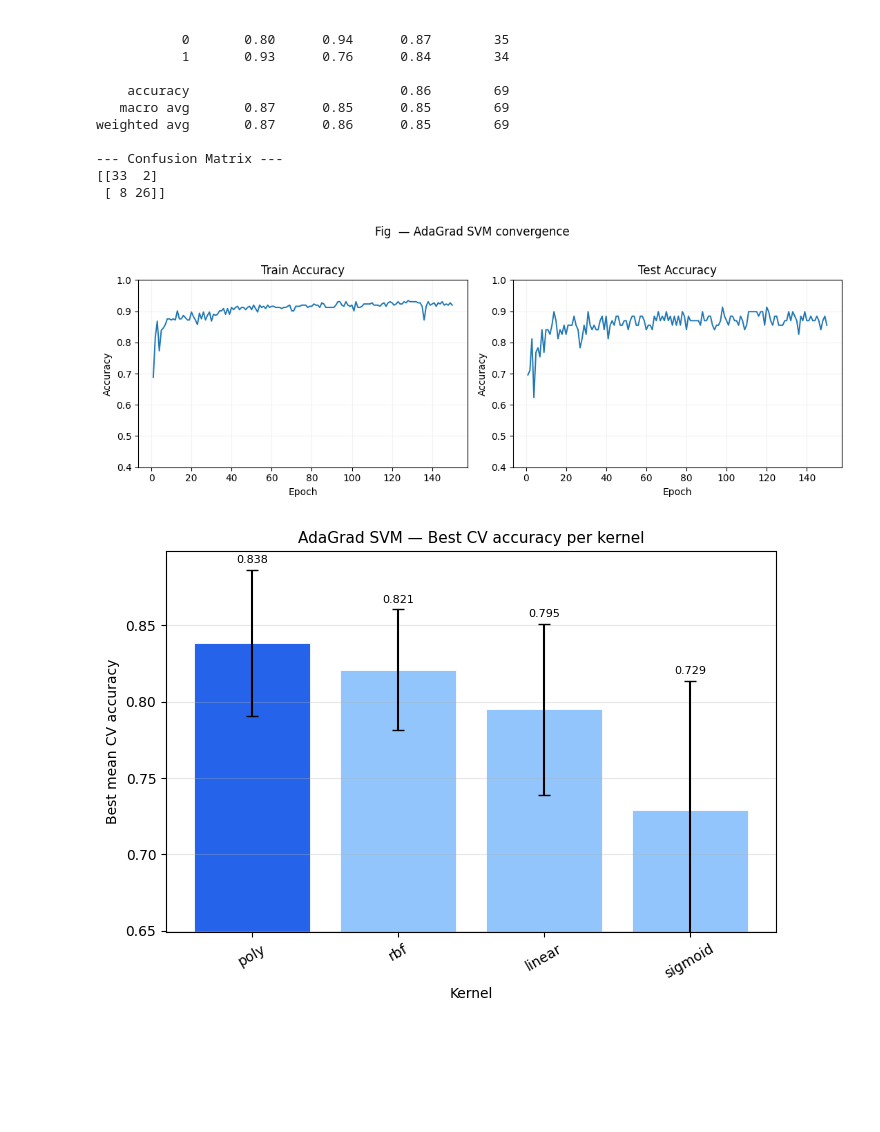
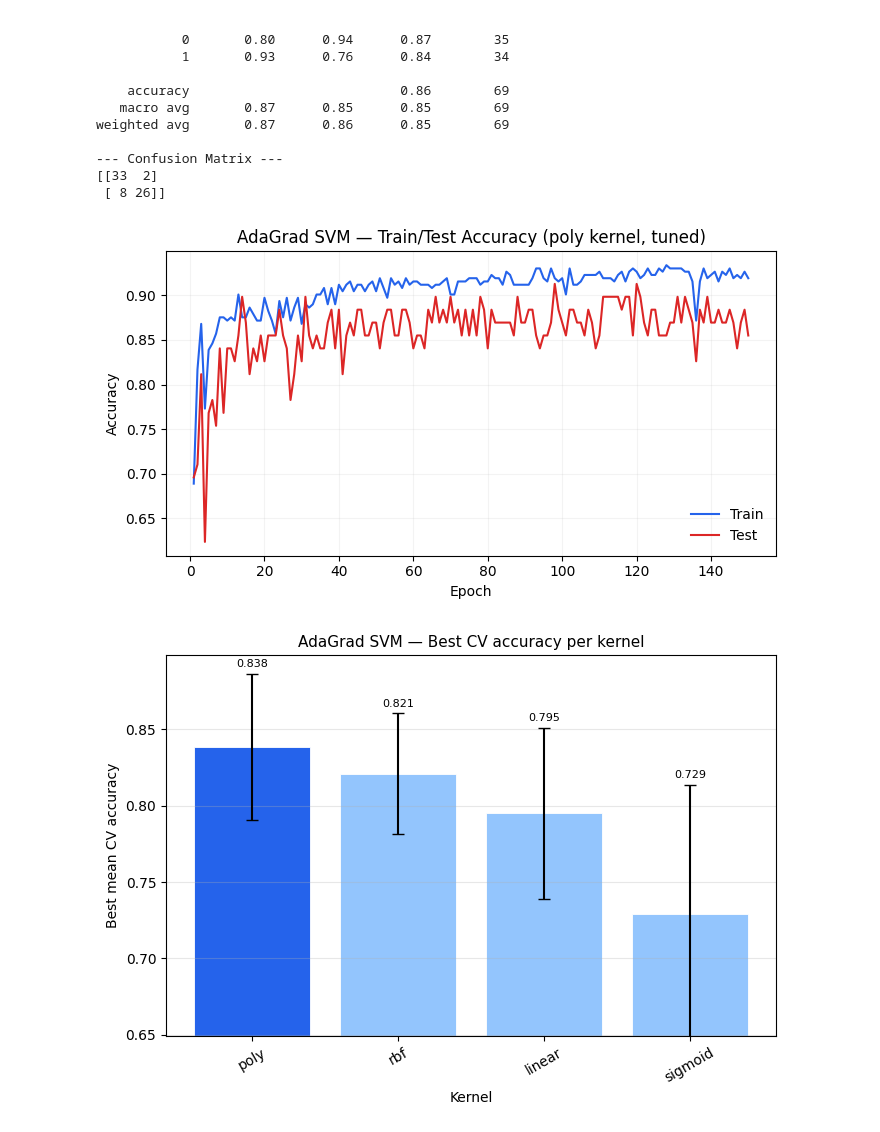
Before and after one commit to NataliiaLysenko/canada-political-party-classifier, a Jupyter notebook: notebooks/optimizers.ipynb, the cells around one changed output. Saved outputs shown, nothing was run; the diff lists cells and outputs as text; code cells hidden in the pictures; blank space fills up the shorter version.

Commit message:
Added Train/Test Plot for AdaGrad

```diff
--- a/notebooks/optimizers.ipynb
+++ b/notebooks/optimizers.ipynb
@@ -247,18 +247,18 @@ Table — AdaGrad SVM best setting
 | 1 | poly | {'degree': 2, 'gamma': 1.0, 'coef... | 0.100000 | 0.010000 | 0.000000 | 100 | 0.838500 | 0.047800 | 0.855100 |
 # %%
 # ── Hardcoded best AdaGrad config
-best_adagrad_config = ada_out['search']['best_result'].copy()
+#best_adagrad_config = ada_out['search']['best_result'].copy()
 
 
-# best_adagrad_config = {
-#     "kernel": "poly",
-#     "kernel_params": {"degree": ..., "gamma": ..., "coef0": ...},
-#     "lambda_reg": ...,
-#     "eta0": ...,
-#     "eps": ...,
-#     "n_epochs": ...,
-#     "mean_cv": ...,
-# }
+best_adagrad_config = {
+    "kernel": "poly",
+    "kernel_params": {"degree": 2, "gamma": 1.0, "coef0": 10},
+    "lambda_reg": 0.1,
+    "eta0": 0.01,
+    "eps": 1e-08,
+    "n_epochs": 100,
+    "mean_cv": 0.8385,
+}
 
 print(f"kernel         : {best_adagrad_config['kernel']}")
 print(f"kernel_params  : {best_adagrad_config['kernel_params']}")
@@ -300,23 +300,24 @@ weighted avg       0.87      0.86      0.85        69
 [[33  2]
  [ 8 26]]
 # %%
-fig, axes = plt.subplots(1, 2, figsize=(11, 4))
+ada_fit = fit_best(
+    adagrad_svm,
+    X_train, y_train_svm, X_test, y_test_svm,
+    best_adagrad_config, n_epochs_override=150,
+)
 
-epochs = range(1, len(ada_out["fit"]["train_acc_history"]) + 1)
-
-axes[0].plot(epochs, ada_out["fit"]["train_acc_history"], lw=1.4)
-axes[1].plot(epochs, ada_out["fit"]["test_acc_history"], lw=1.4)
-
-for ax, title in zip(axes, ['Train Accuracy', 'Test Accuracy']):
-    ax.set(xlabel='Epoch', ylabel='Accuracy', title=title)
-    ax.grid(True, alpha=0.15)
-    ax.set_ylim(0.4, 1.0)
-
-fig.suptitle('Fig  — AdaGrad SVM convergence', y=1.02, fontsize=12)
+fig, ax = plt.subplots(figsize=(7, 4))
+epochs = range(1, len(ada_fit['train_acc_history']) + 1)
+ax.plot(epochs, ada_fit['train_acc_history'], label='Train', color='#2563eb', lw=1.5)
+ax.plot(epochs, ada_fit['test_acc_history'],  label='Test',  color='#dc2626', lw=1.5)
+ax.set(xlabel='Epoch', ylabel='Accuracy',
+       title=f"AdaGrad SVM — Train/Test Accuracy ({best_adagrad_config['kernel']} kernel, tuned)")
+ax.legend(frameon=False)
+ax.grid(True, alpha=0.15)
 plt.tight_layout()
 plt.show()
 # %% [output]
-[figure, old version]
+[figure, new version]
 # %%
 bpk = best_per_kernel(ada_out['search']['results_df'])
 
```
Also changed, not shown: parts of 1 cell of this notebook.
